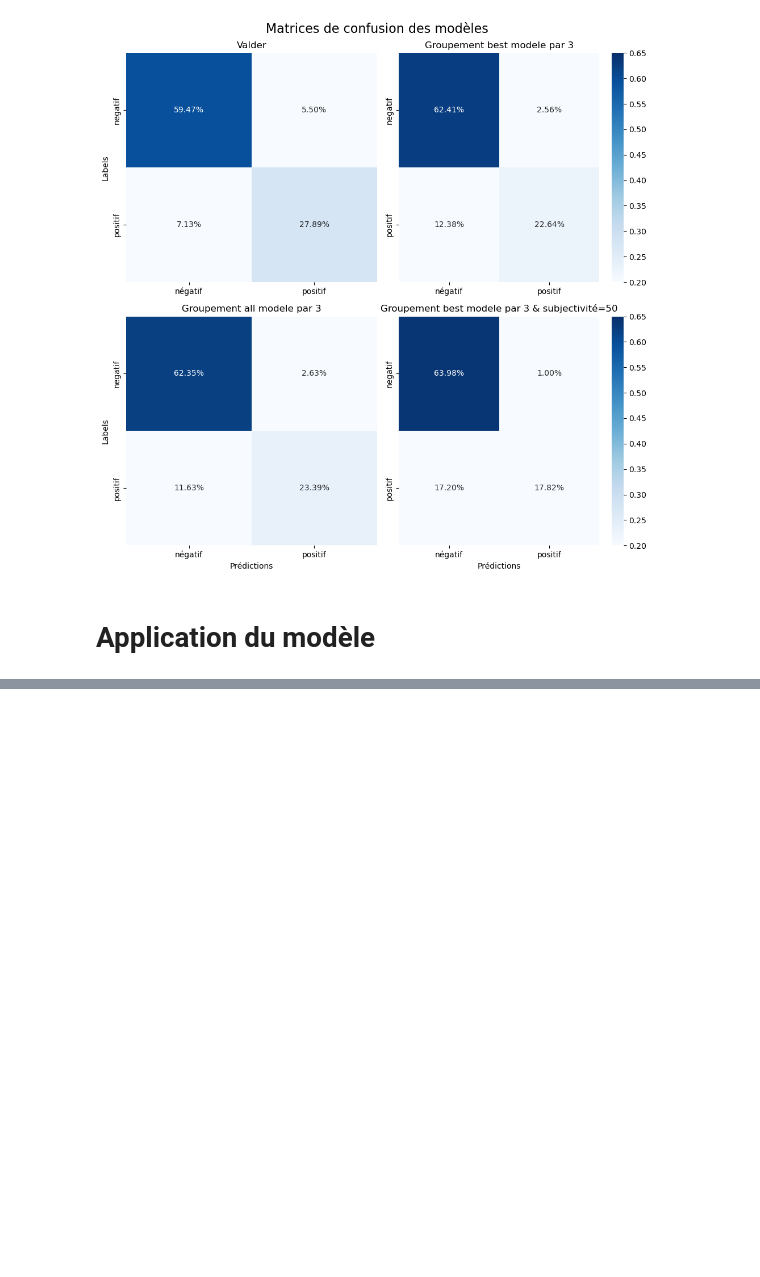
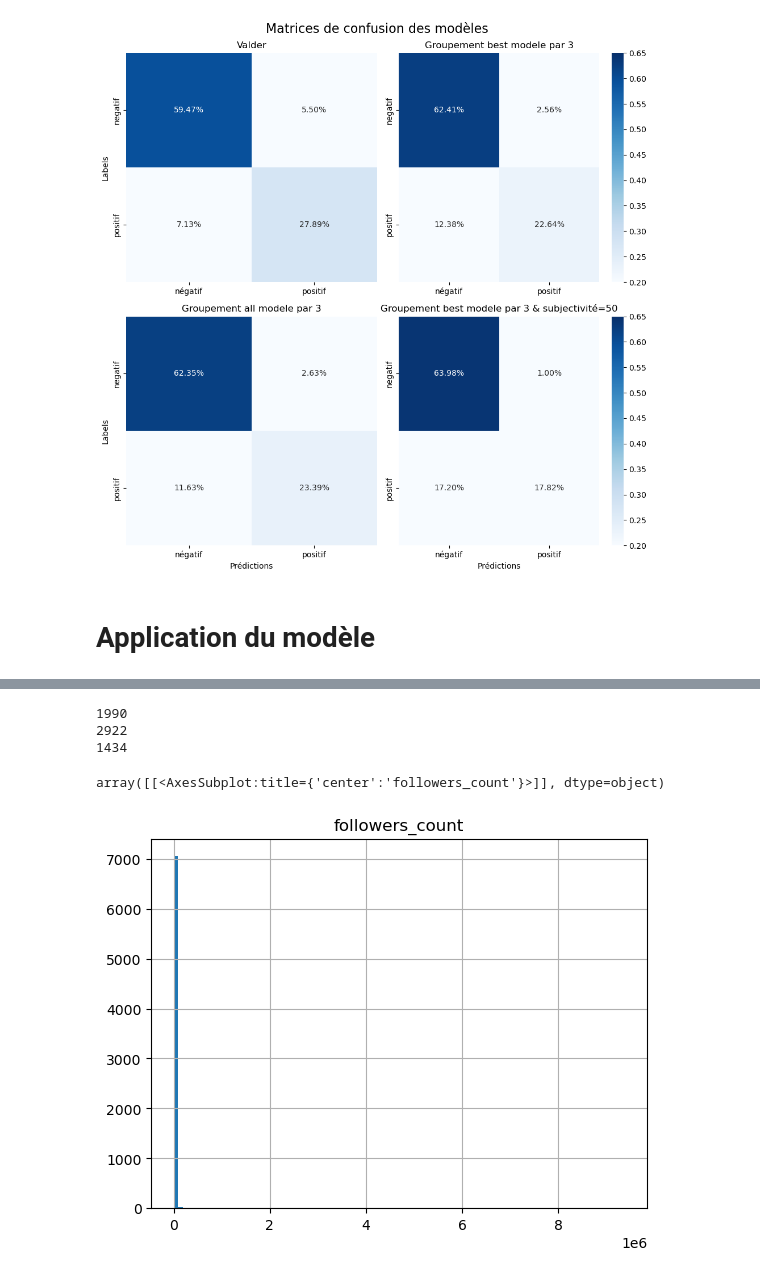
Before and after one commit to Pierre-Portfolio/TwitterFeelingAnalyse, a Jupyter notebook: Livrables/Code/Pierre.ipynb, the cells around one changed output, grey strips where cells are left out. Cells and saved outputs as stored; diff of their text form; code cells hidden in the pictures; blank space fills up the shorter version.

Commit message:
débuts graphs

```diff
--- a/Livrables/Code/Pierre.ipynb
+++ b/Livrables/Code/Pierre.ipynb
@@ -623,0 +626,3 @@ df.to_csv('./Tweepy_Suicide_Tweets_Final.csv', index=False, sep=';')
+# %%
+df_users=pd.read_csv(r'C:\Users\owen9\OneDrive\Documents\GitHub\TwitterFeelingAnalyse\Dataset\Infos_users.csv',sep=';')
+df_users.head()
@@ -623,0 +636,13 @@ df.to_csv('./Tweepy_Suicide_Tweets_Final.csv', index=False, sep=';')
+# %%
+print(len(df_users.loc[df_users['followers_count']<=100]))
+print(len(df_users.loc[(df_users['followers_count'] >100) & (df_users['followers_count'] <=1000)]))
+print(len(df_users.loc[(df_users['followers_count'] >1000) & (df_users['followers_count'] <=1500)]))
+# %% [output]
+1990
+2922
+1434
+# %%
+df_users.hist(column='followers_count',bins=100)
+# %% [output]
+array([[<AxesSubplot:title={'center':'followers_count'}>]], dtype=object)
+[figure, added]
```
Also changed, not shown: parts of 10 cells of this notebook, 1 other file.
